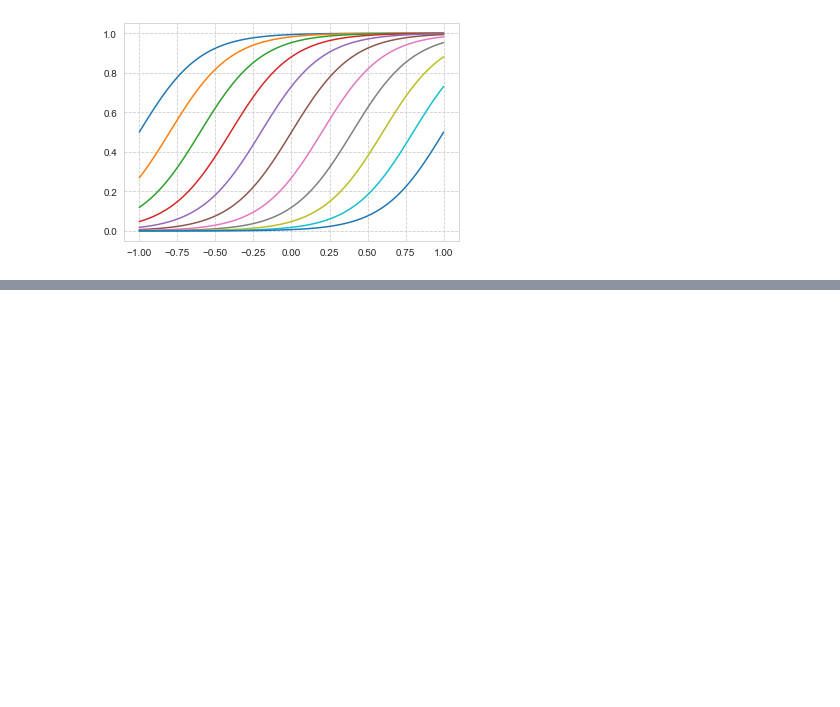
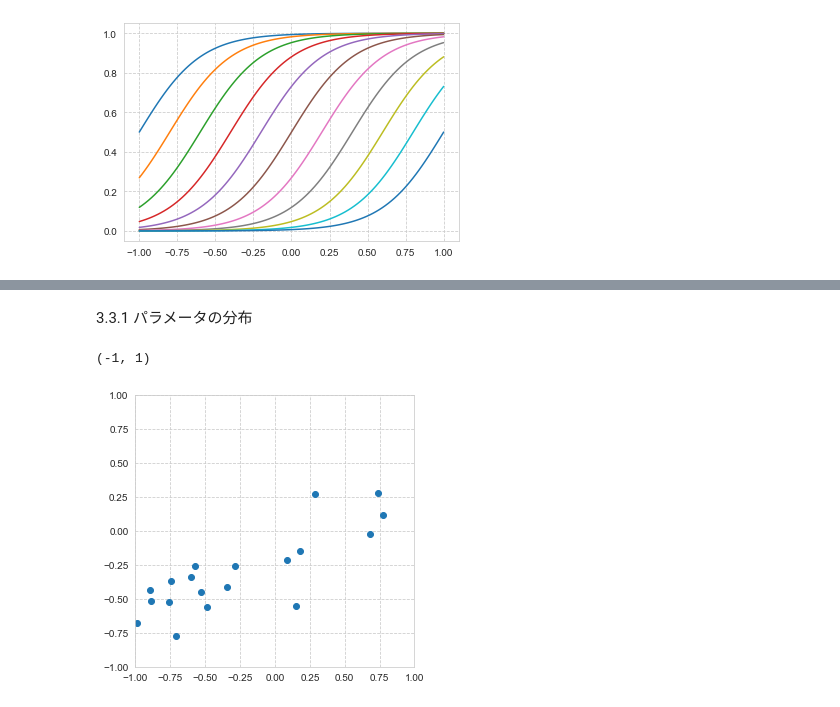
Before and after one commit to Asunaro276/PRML, a Jupyter notebook: lesson3.ipynb, the cells around one changed output, grey strips where cells are left out. Cells and saved outputs as stored; diff of their text form; code cells hidden in the pictures; blank space fills up the shorter version.

```diff
--- a/lesson3.ipynb
+++ b/lesson3.ipynb
@@ -33,0 +95,14 @@ for mu in np.linspace(-1, 1, 11):
+# %% [markdown]
+3.3.1 パラメータの分布
+# %%
+N = 20
+a = [-0.3, 0.5]
+x = 2 * np.random.rand(N) - 1
+t = a[0] + a[1] * x + np.random.normal(0, 0.2, N)
+plt.figure(figsize=(5, 5))
+plt.scatter(x, t)
+plt.xlim(-1, 1)
+plt.ylim(-1, 1)
+# %% [output]
+(-1, 1)
+[figure, added]
```
Also changed, not shown: parts of 9 cells of this notebook, 3 other files.
